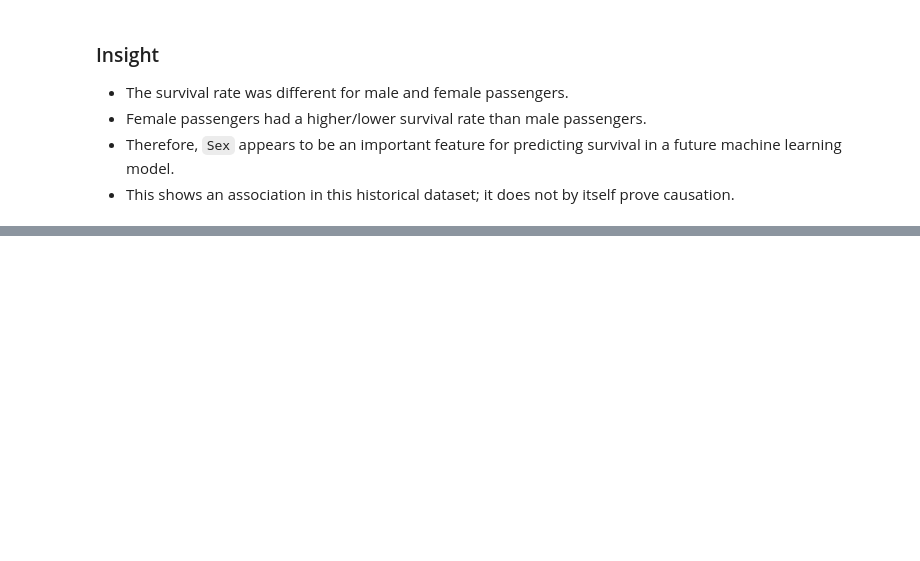
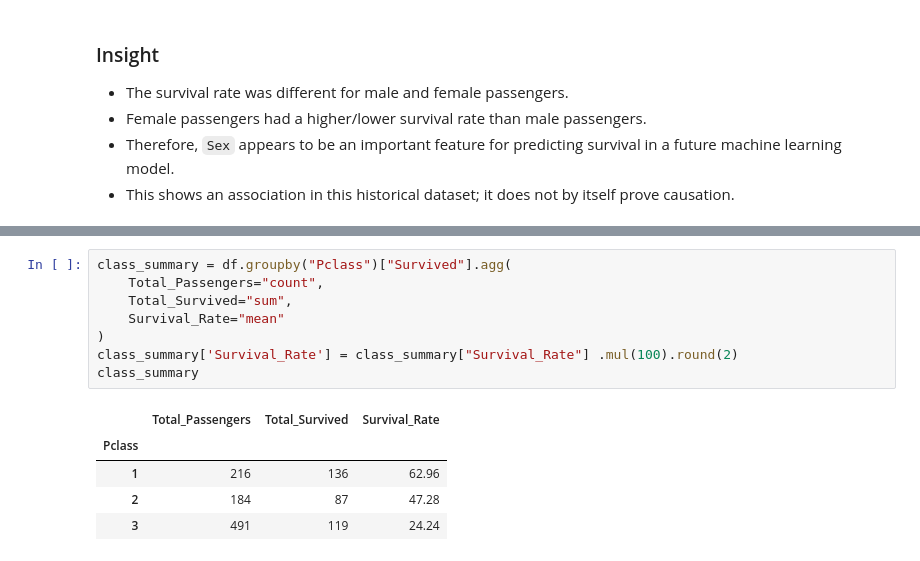
Before and after one commit to Dvnsh-coder/data-science-practice, a Jupyter notebook: Titanic/titanic_eda.ipynb, the cells around one changed output, grey strips where cells are left out. Cells and saved outputs as stored; diff of their text form; blank space fills up the shorter version.

```diff
--- a/Titanic/titanic_eda.ipynb
+++ b/Titanic/titanic_eda.ipynb
@@ -242,0 +263,14 @@ plt.show()
+# %%
+class_summary = df.groupby("Pclass")["Survived"].agg(
+    Total_Passengers="count",
+    Total_Survived="sum",
+    Survival_Rate="mean"
+)
+class_summary['Survival_Rate'] = class_summary["Survival_Rate"] .mul(100).round(2)
+class_summary
+# %% [output]
+|  | Total_Passengers | Total_Survived | Survival_Rate |
+| Pclass |  |  |  |
+| 1 | 216 | 136 | 62.96 |
+| 2 | 184 | 87 | 47.28 |
+| 3 | 491 | 119 | 24.24 |
```
Also changed, not shown: parts of 7 cells of this notebook.
